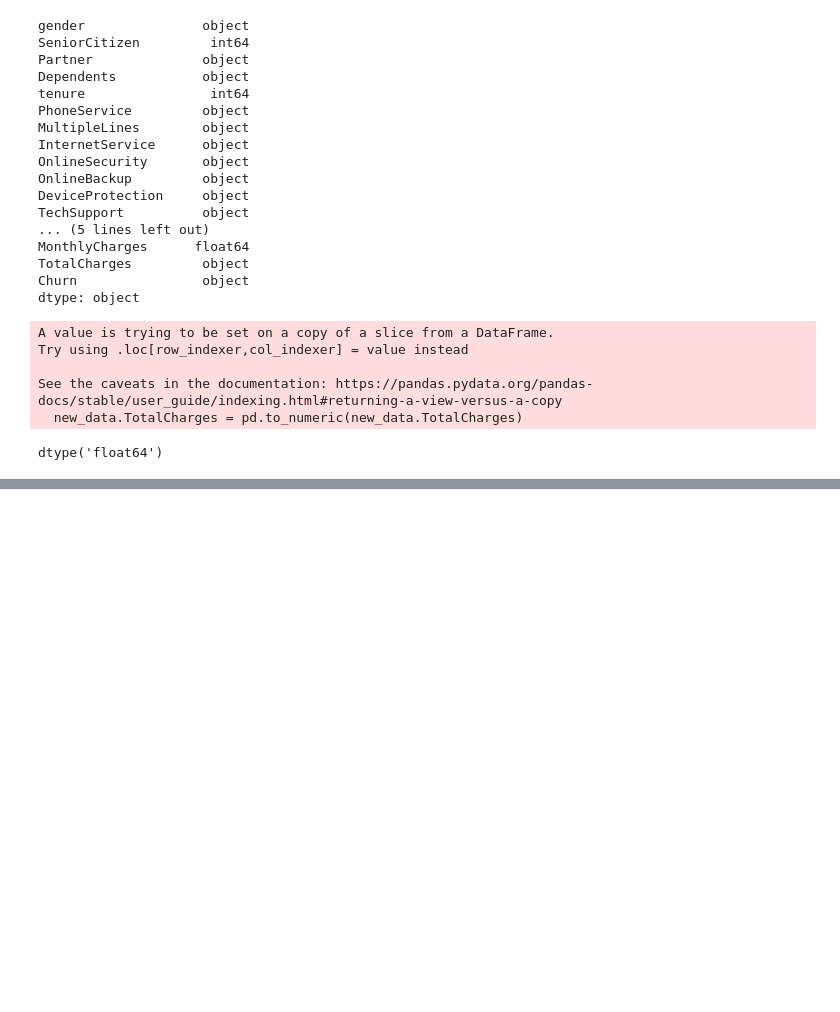
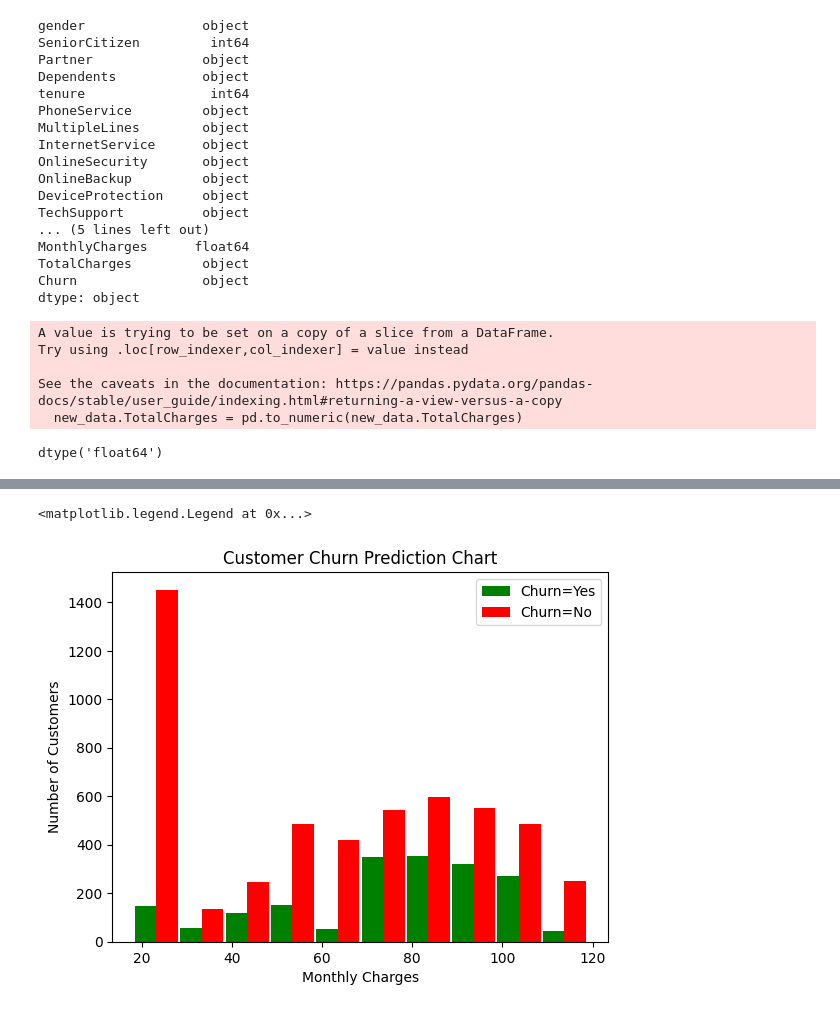
Before and after one commit to gideon-ogunbanjo/Churn-Predict, a Jupyter notebook: Model/model.ipynb, the cells around one changed output, grey strips where cells are left out. Drawn from its saved outputs; the diff is of its cells as text; code cells hidden in the pictures; blank space fills up the shorter version.

```diff
--- a/Model/model.ipynb
+++ b/Model/model.ipynb
@@ -128,0 +140,16 @@ Visualization
+# %%
+mc_churn_no = new_data[new_data.Churn=='No'].MonthlyCharges
+mc_churn_yes = new_data[new_data.Churn=='Yes'].MonthlyCharges
+
+plt.xlabel("Monthly Charges")
+plt.ylabel('Number of Customers')
+plt.title("Customer Churn Prediction Chart")
+
+blood_sugar_men = [112, 85, 90, 150, 149, 88, 93, 115, 135, 80, 77, 82, 129]
+blood_sugar_women = [67, 98, 89, 120, 133, 150, 84, 69, 89, 79, 120, 112, 100]
+
+plt.hist([mc_churn_yes, mc_churn_no], rwidth=0.95, color=['green', 'red'], label=['Churn=Yes', 'Churn=No'])
+plt.legend()
+# %% [output]
+<matplotlib.legend.Legend at 0x...>
+[figure, added]
```
Also changed, not shown: parts of 28 cells of this notebook, 2 other files.
